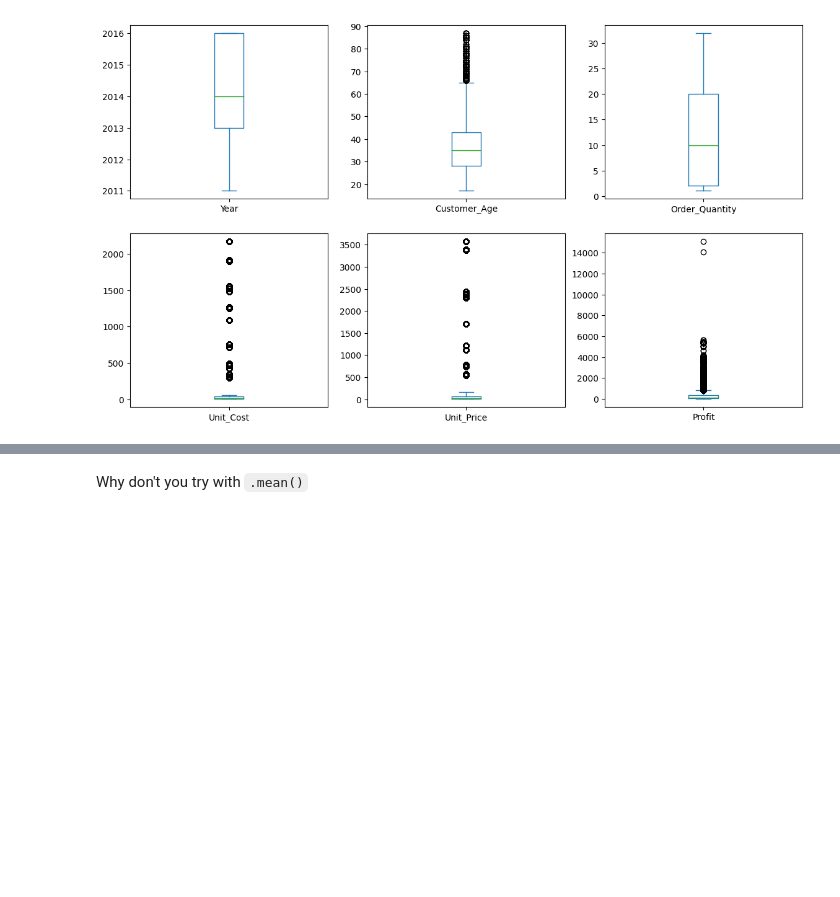
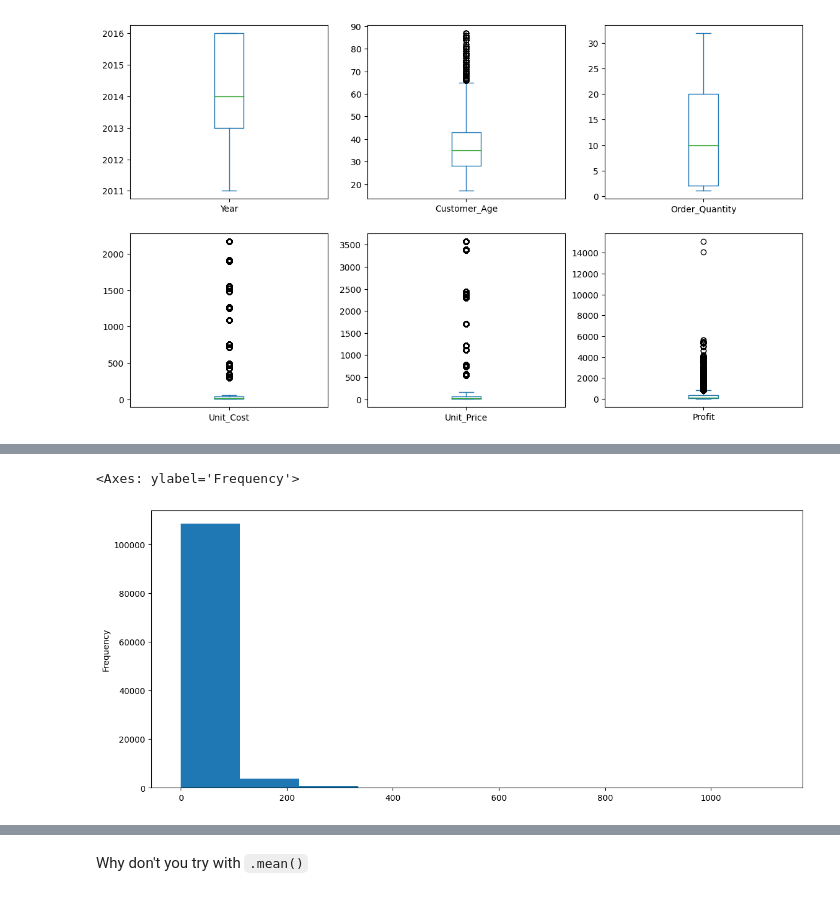
Before and after one commit to vdalal/dataanalysiswithpython, a Jupyter notebook: Exercises_1.ipynb, the cells around one changed output, grey strips where cells are left out. Cells and saved outputs as stored; diff of their text form; code cells hidden in the pictures; blank space fills up the shorter version.

```diff
--- a/Exercises_1.ipynb
+++ b/Exercises_1.ipynb
@@ -159,0 +177,5 @@ dtype: object
+# %%
+sales['Revenue_per_Age'].plot(kind='hist', figsize=(14,6))
+# %% [output]
+<Axes: ylabel='Frequency'>
+[figure, added]
```
Also changed, not shown: parts of 8 cells of this notebook.
